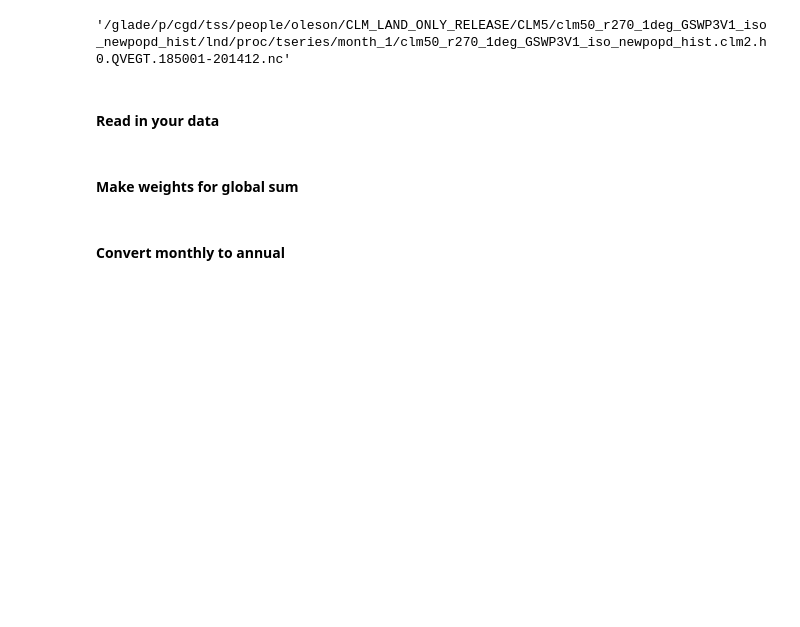
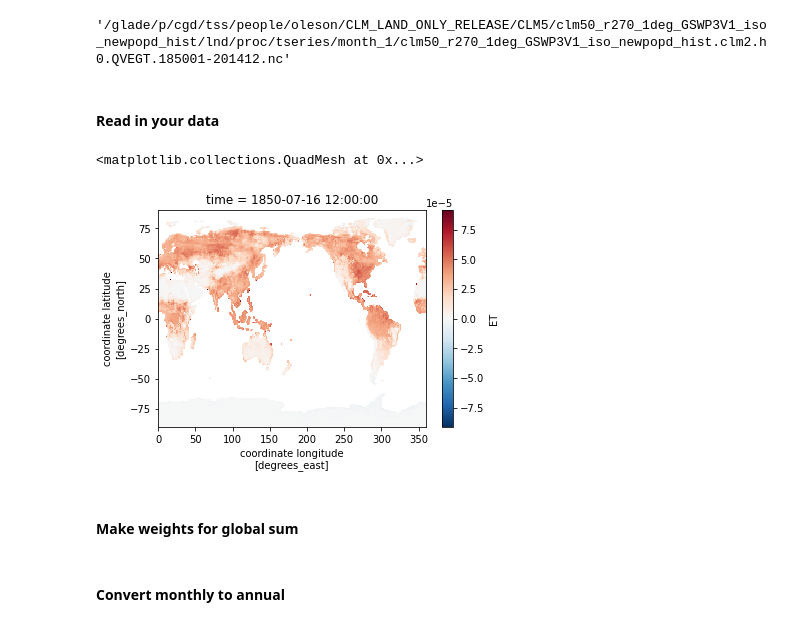
Before and after one commit to eschlerm/test, a Jupyter notebook: SimpleExample.ipynb, the cells around one changed output. Drawn from its saved outputs; the diff is of its cells as text; code cells hidden in the pictures; blank space fills up the shorter version.

```diff
--- a/SimpleExample.ipynb
+++ b/SimpleExample.ipynb
@@ -54,4 +57,9 @@ da = ds0['ET']
 dataset = da.to_dataset()
 dataset['QVEGT'] = ds0[var[0]]
 # convert the previously created unnamed DataArray to Dataset with a variable named "array"
+# %%
+da.isel(time=6).plot()
+# %% [output]
+<matplotlib.collections.QuadMesh at 0x...>
+[figure, added]
 # %%
```
Also changed, not shown: parts of 9 cells of this notebook, 9 other files.
